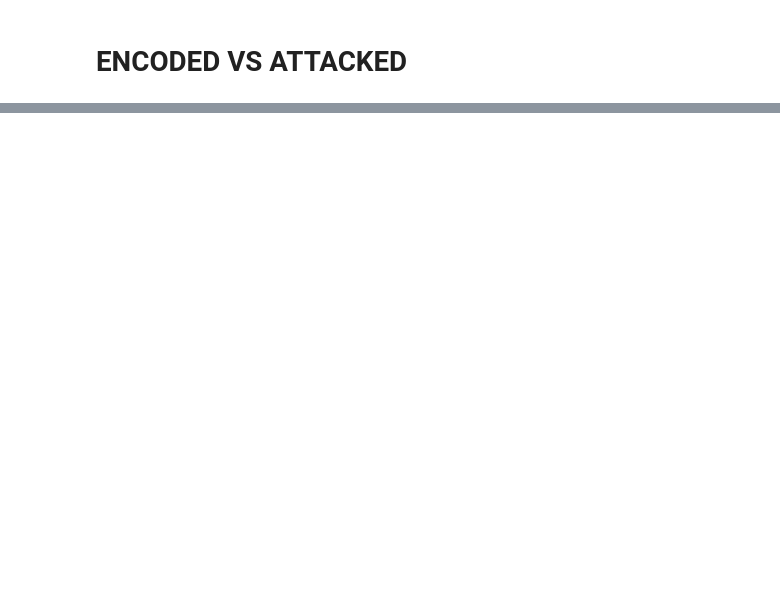
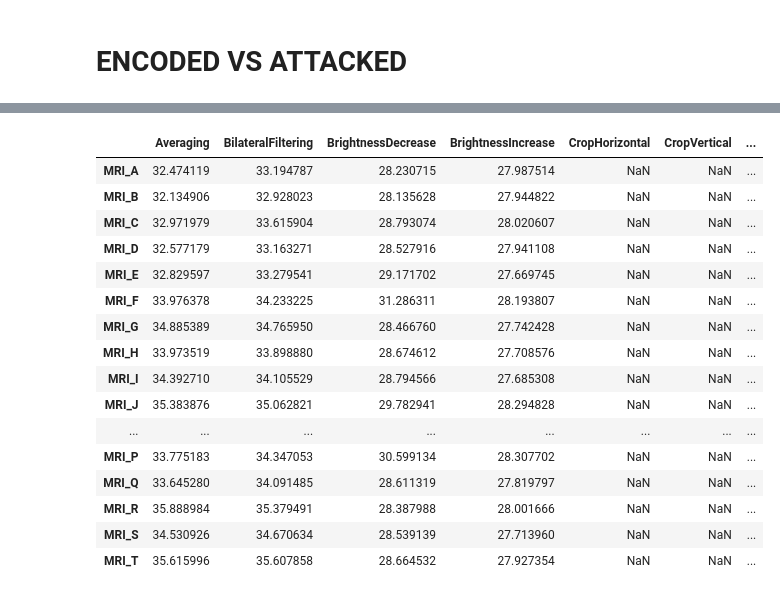
Before and after one commit to wyewlee/IP-Ass-Medical-Image-Watermarking, a Jupyter notebook: PSNR.ipynb, the cells around one changed output, grey strips where cells are left out. Saved outputs shown, nothing was run; the diff lists cells and outputs as text; code cells hidden in the pictures; blank space fills up the shorter version.

```diff
--- a/PSNR.ipynb
+++ b/PSNR.ipynb
@@ -342,0 +289,38 @@ d_psnr_list
+# %%
+n = 20
+list_M2_3 = []
+len_3 = len(c_psnr_list)
+for i in range(n):
+    start = int(i*len_3/n)
+    end = int((i+1)*len_3/n)
+    list_M2_3.append(c_psnr_list[start:end])
+# %%
+df_M2_C = pd.DataFrame(list_M2_3, index=['MRI_A', 'MRI_B', 'MRI_C', 'MRI_D', 'MRI_E', 'MRI_F',
+                                          'MRI_G', 'MRI_H', 'MRI_I', 'MRI_J', 'MRI_K', 'MRI_L',
+                                          'MRI_M', 'MRI_N', 'MRI_O', 'MRI_P', 'MRI_Q', 'MRI_R',
+                                          'MRI_S', 'MRI_T'],
+                                  columns=['Averaging','BilateralFiltering','BrightnessDecrease',
+                                          'BrightnessIncrease','CropHorizontal','CropVertical',
+                                          'GaussianBlurring','GaussianNoise','Masks','MedianBlurring',
+                                          'Poisson','Rotate','SaltPeper','ScaleDown','ScaleUp',
+                                          'SharpenFiltering','Speckle','JPG'])
+
+df_M2_C
+# %% [output]
+|  | Averaging | BilateralFiltering | BrightnessDecrease | BrightnessIncrease | CropHorizontal | CropVertical | ... |
+| MRI_A | 32.474119 | 33.194787 | 28.230715 | 27.987514 | NaN | NaN | ... |
+| MRI_B | 32.134906 | 32.928023 | 28.135628 | 27.944822 | NaN | NaN | ... |
+| MRI_C | 32.971979 | 33.615904 | 28.793074 | 28.020607 | NaN | NaN | ... |
+| MRI_D | 32.577179 | 33.163271 | 28.527916 | 27.941108 | NaN | NaN | ... |
+| MRI_E | 32.829597 | 33.279541 | 29.171702 | 27.669745 | NaN | NaN | ... |
+| MRI_F | 33.976378 | 34.233225 | 31.286311 | 28.193807 | NaN | NaN | ... |
+| MRI_G | 34.885389 | 34.765950 | 28.466760 | 27.742428 | NaN | NaN | ... |
+| MRI_H | 33.973519 | 33.898880 | 28.674612 | 27.708576 | NaN | NaN | ... |
+| MRI_I | 34.392710 | 34.105529 | 28.794566 | 27.685308 | NaN | NaN | ... |
+| MRI_J | 35.383876 | 35.062821 | 29.782941 | 28.294828 | NaN | NaN | ... |
+| ... | ... | ... | ... | ... | ... | ... | ... |
+| MRI_P | 33.775183 | 34.347053 | 30.599134 | 28.307702 | NaN | NaN | ... |
+| MRI_Q | 33.645280 | 34.091485 | 28.611319 | 27.819797 | NaN | NaN | ... |
+| MRI_R | 35.888984 | 35.379491 | 28.387988 | 28.001666 | NaN | NaN | ... |
+| MRI_S | 34.530926 | 34.670634 | 28.539139 | 27.713960 | NaN | NaN | ... |
+| MRI_T | 35.615996 | 35.607858 | 28.664532 | 27.927354 | NaN | NaN | ... |
```
Also changed, not shown: parts of 17 cells of this notebook.
